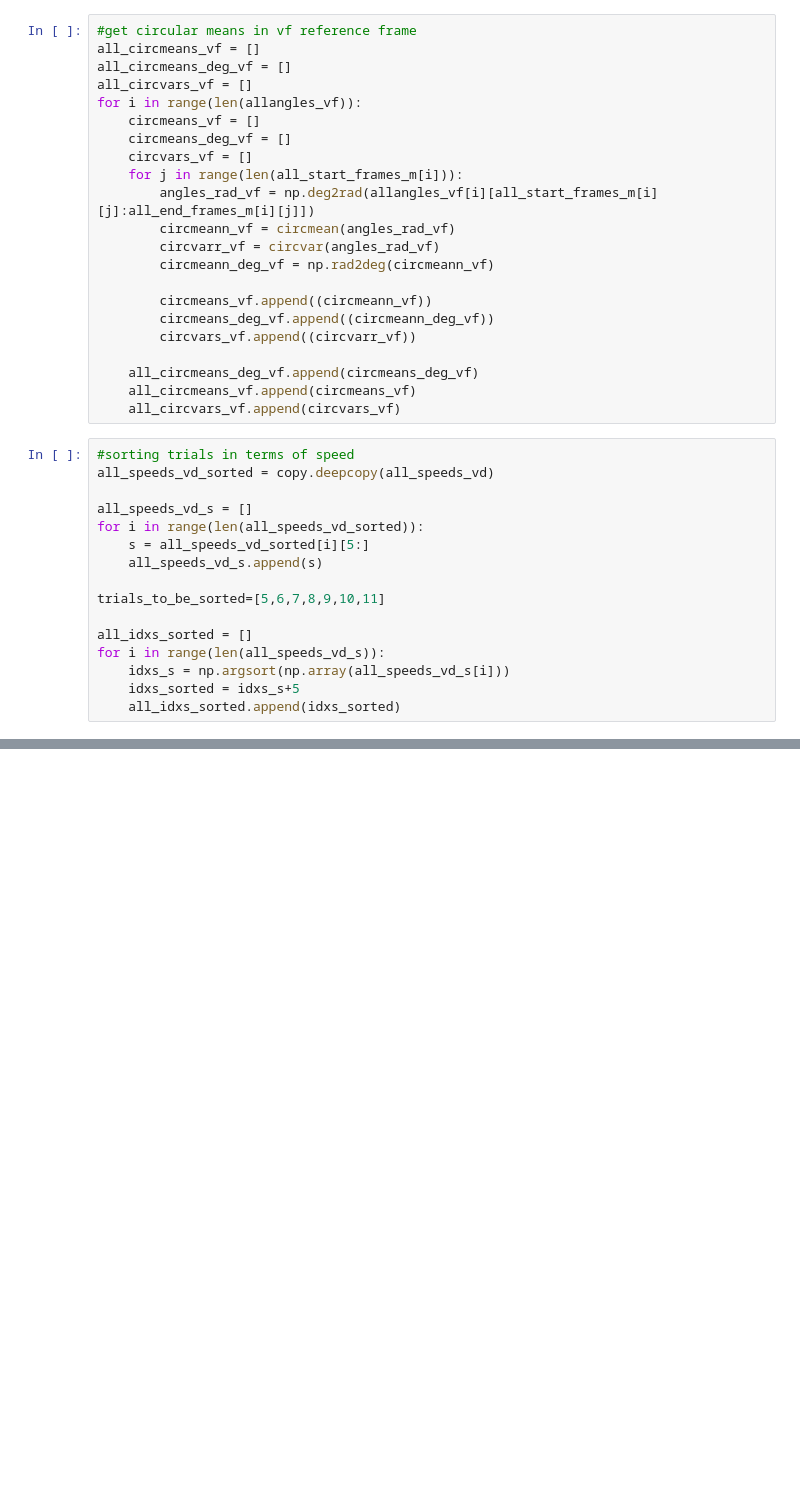
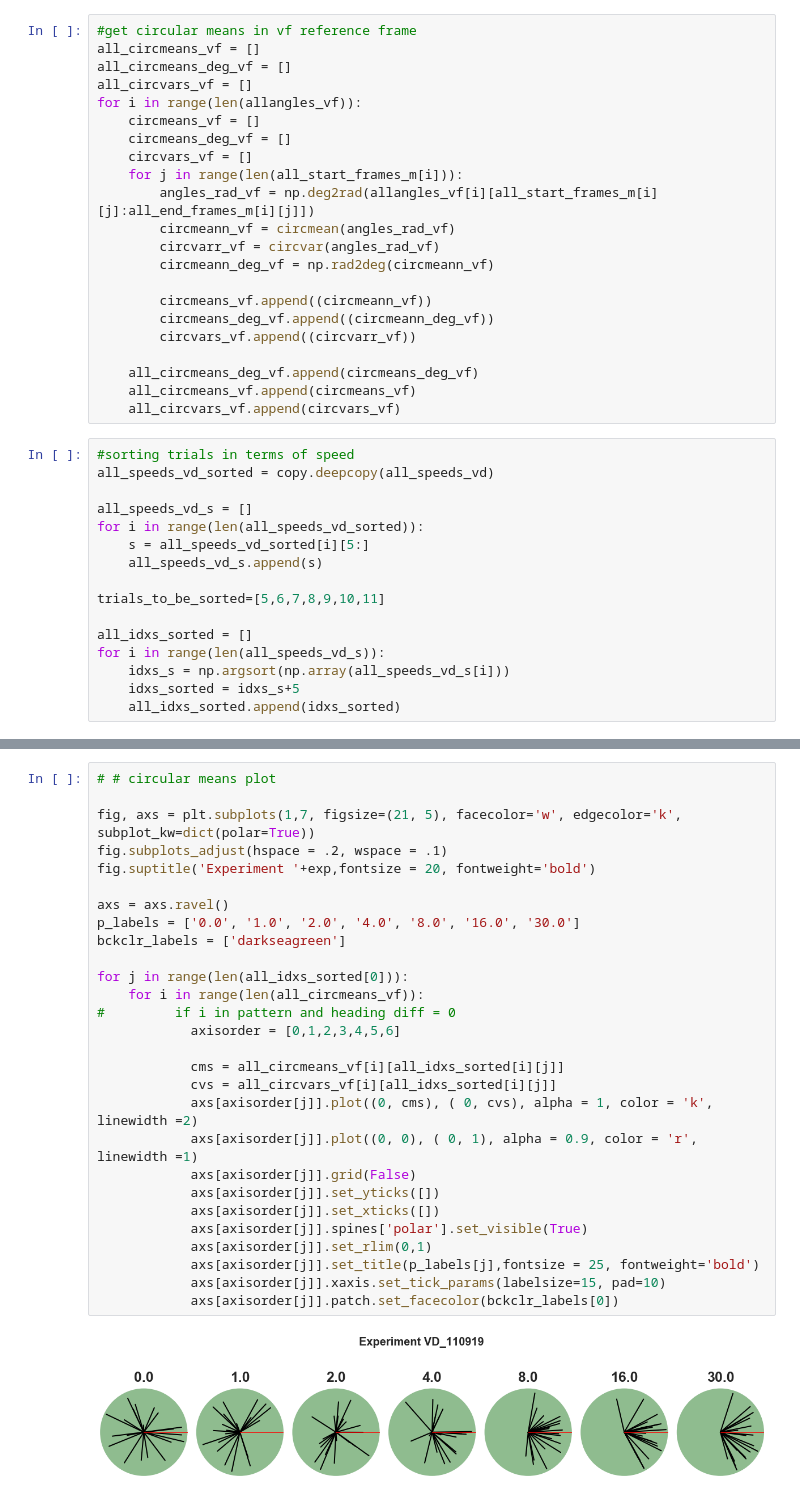
Before and after one commit to f-ponce/vdesert_pipeline, a Jupyter notebook: VD_110919.ipynb, the cells around one changed output, grey strips where cells are left out. Cells and saved outputs as stored; diff of their text form; blank space fills up the shorter version.

```diff
--- a/VD_110919.ipynb
+++ b/VD_110919.ipynb
@@ -1072,0 +1102,30 @@ print(len(p))
+# %%
+# # circular means plot
+
+fig, axs = plt.subplots(1,7, figsize=(21, 5), facecolor='w', edgecolor='k', subplot_kw=dict(polar=True))
+fig.subplots_adjust(hspace = .2, wspace = .1)
+fig.suptitle('Experiment '+exp,fontsize = 20, fontweight='bold')
+
+axs = axs.ravel()
+p_labels = ['0.0', '1.0', '2.0', '4.0', '8.0', '16.0', '30.0']
+bckclr_labels = ['darkseagreen']
+
+for j in range(len(all_idxs_sorted[0])):
+    for i in range(len(all_circmeans_vf)):
+#         if i in pattern and heading diff = 0
+            axisorder = [0,1,2,3,4,5,6]
+
+            cms = all_circmeans_vf[i][all_idxs_sorted[i][j]]
+            cvs = all_circvars_vf[i][all_idxs_sorted[i][j]]
+            axs[axisorder[j]].plot((0, cms), ( 0, cvs), alpha = 1, color = 'k', linewidth =2)
+            axs[axisorder[j]].plot((0, 0), ( 0, 1), alpha = 0.9, color = 'r', linewidth =1)
+            axs[axisorder[j]].grid(False)
+            axs[axisorder[j]].set_yticks([])
+            axs[axisorder[j]].set_xticks([])
+            axs[axisorder[j]].spines['polar'].set_visible(True)
+            axs[axisorder[j]].set_rlim(0,1)
+            axs[axisorder[j]].set_title(p_labels[j],fontsize = 25, fontweight='bold')
+            axs[axisorder[j]].xaxis.set_tick_params(labelsize=15, pad=10)
+            axs[axisorder[j]].patch.set_facecolor(bckclr_labels[0])
+# %% [output]
+[figure, added]
```
Also changed, not shown: parts of 12 cells of this notebook, 13 other files.
